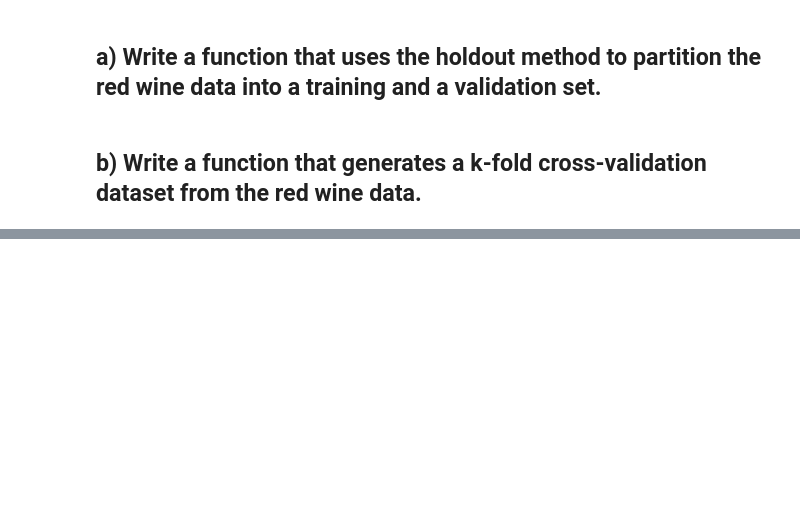
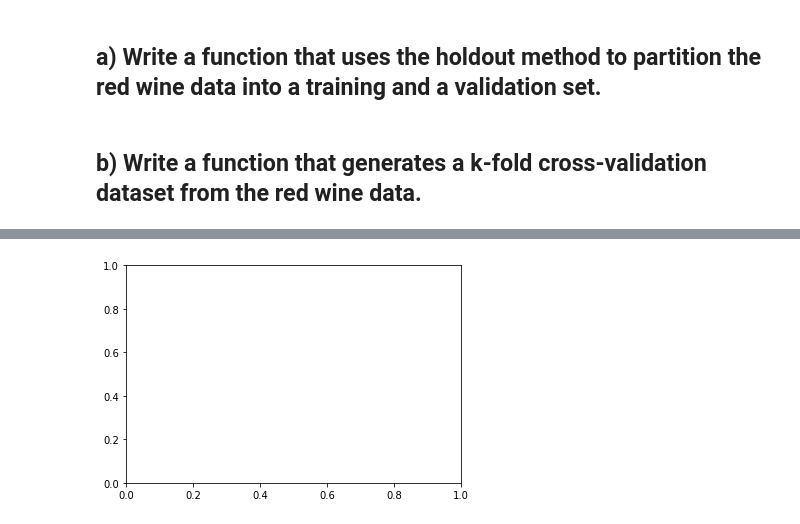
Before and after one commit to juoweichen/SommelierBot, a Jupyter notebook: ft_sommelier-Copy2.ipynb, the cells around one changed output, grey strips where cells are left out. Cells and saved outputs as stored; diff of their text form; code cells hidden in the pictures; blank space fills up the shorter version.

```diff
--- a/ft_sommelier-Copy2.ipynb
+++ b/ft_sommelier-Copy2.ipynb
@@ -459,0 +652,29 @@ How to Implement Resampling Methods From Scratch In Python: https://machinelearn
+# %%
+import matplotlib.animation as animation
+
+fig = plt.figure()
+ax1 = fig.add_subplot(1, 1, 1)
+
+epoch = -1
+# epoch error check
+if (epoch == -1):
+    epoch = len(performance)
+
+def init():
+    ax.set_xlim(0, 2*np.pi)
+    ax.set_ylim(-1, 1)
+    return ln,
+
+def animate(i):
+    er = []
+    ep = []
+    for j in range(i):
+        ep.append(performance[j][0])
+        er.append(performance[j][1])
+    ax1.clear()
+    ax1.plot(ep, er)
+
+ani = animation.FuncAnimation(fig, animate, init_func=init, frames=200, interval=20)
+plt.show()
+# %% [output]
+[figure, added]
```
Also changed, not shown: parts of 36 cells of this notebook, 4 other files.
